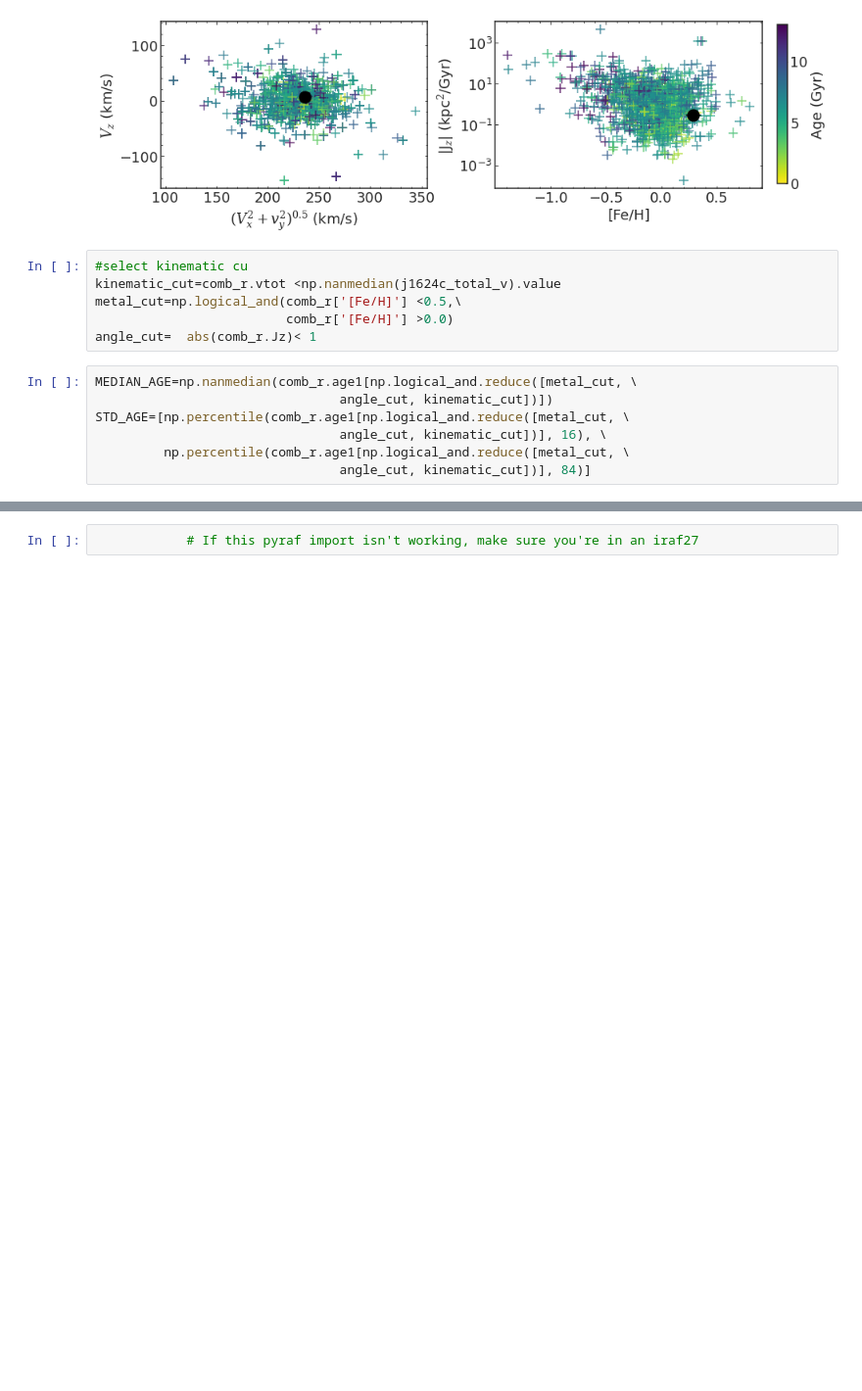
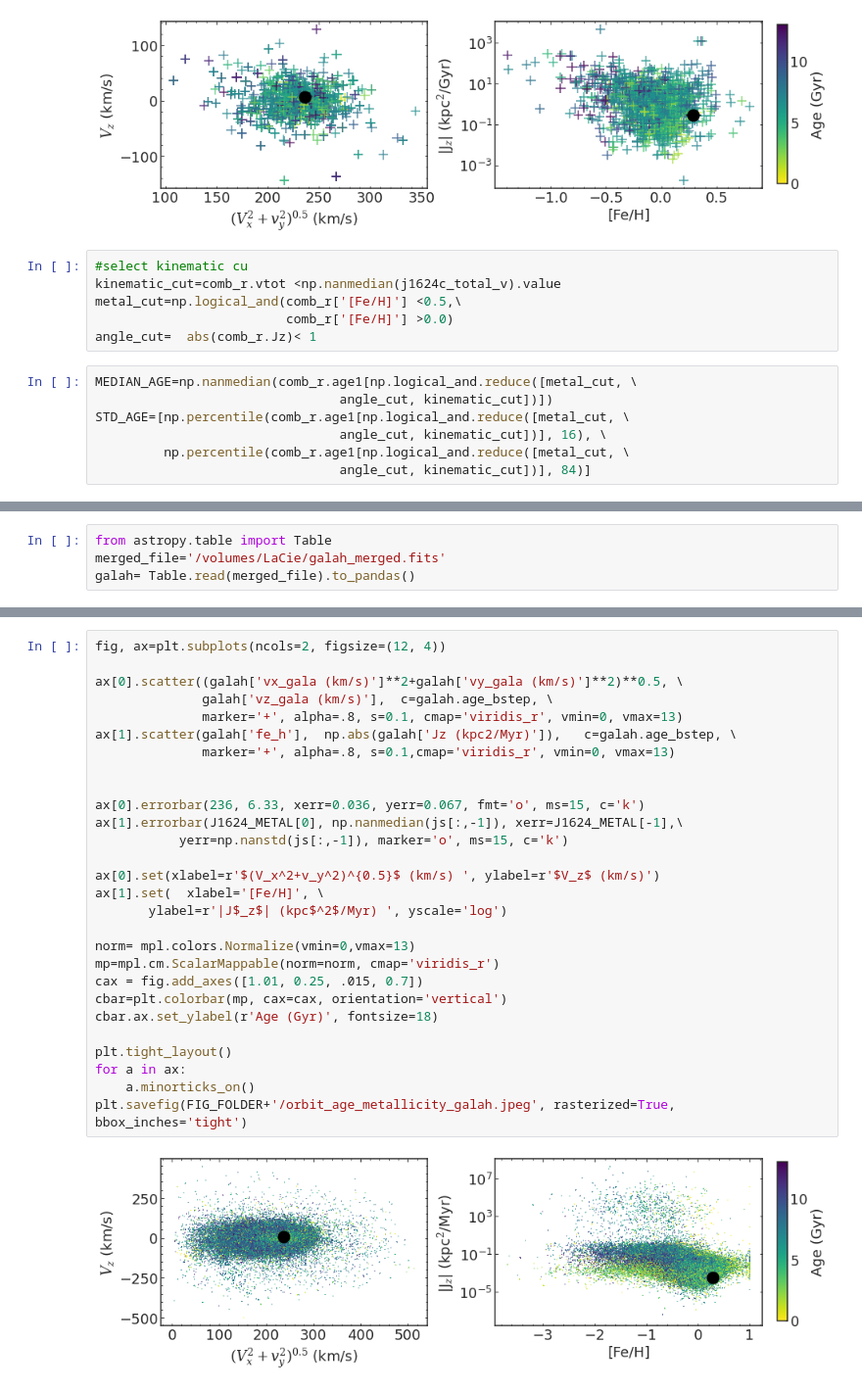
Before and after one commit to caganze/J1624, a Jupyter notebook: notebooks/Orbits and Kinematic Ages.ipynb, the cells around one changed output, grey strips where cells are left out. Shown at 98% size. Drawn from its saved outputs; the diff is of its cells as text; blank space fills up the shorter version.

```diff
--- a/notebooks/Orbits and Kinematic Ages.ipynb
+++ b/notebooks/Orbits and Kinematic Ages.ipynb
@@ -385 +396,5 @@ Age 4.7  -2.1500000000000004 +2.5699999999999994
+# %%
+from astropy.table import Table
+merged_file='/volumes/LaCie/galah_merged.fits'
+galah= Table.read(merged_file).to_pandas()
 # %%
@@ -393,2 +412,30 @@ Index(['ra', 'de', '[Fe/H]', 'age1', 'l_age1', 'u_age1', 'ra_gaia', 'de_gaia',
-# %%
-            # If this pyraf import isn't working, make sure you're in an iraf27
+# %%
+fig, ax=plt.subplots(ncols=2, figsize=(12, 4))
+
+ax[0].scatter((galah['vx_gala (km/s)']**2+galah['vy_gala (km/s)']**2)**0.5, \
+              galah['vz_gala (km/s)'],  c=galah.age_bstep, \
+              marker='+', alpha=.8, s=0.1, cmap='viridis_r', vmin=0, vmax=13)
+ax[1].scatter(galah['fe_h'],  np.abs(galah['Jz (kpc2/Myr)']),   c=galah.age_bstep, \
+              marker='+', alpha=.8, s=0.1,cmap='viridis_r', vmin=0, vmax=13)
+
+
+ax[0].errorbar(236, 6.33, xerr=0.036, yerr=0.067, fmt='o', ms=15, c='k')
+ax[1].errorbar(J1624_METAL[0], np.nanmedian(js[:,-1]), xerr=J1624_METAL[-1],\
+           yerr=np.nanstd(js[:,-1]), marker='o', ms=15, c='k')
+
+ax[0].set(xlabel=r'$(V_x^2+v_y^2)^{0.5}$ (km/s) ', ylabel=r'$V_z$ (km/s)')
+ax[1].set(  xlabel='[Fe/H]', \
+       ylabel=r'|J$_z$| (kpc$^2$/Myr) ', yscale='log')
+
+norm= mpl.colors.Normalize(vmin=0,vmax=13)
+mp=mpl.cm.ScalarMappable(norm=norm, cmap='viridis_r')
+cax = fig.add_axes([1.01, 0.25, .015, 0.7])
+cbar=plt.colorbar(mp, cax=cax, orientation='vertical')
+cbar.ax.set_ylabel(r'Age (Gyr)', fontsize=18)
+
+plt.tight_layout()
+for a in ax:
+    a.minorticks_on()
+plt.savefig(FIG_FOLDER+'/orbit_age_metallicity_galah.jpeg', rasterized=True, bbox_inches='tight')
+# %% [output]
+[figure, added]
```
Also changed, not shown: parts of 31 cells of this notebook, 7 other files.
